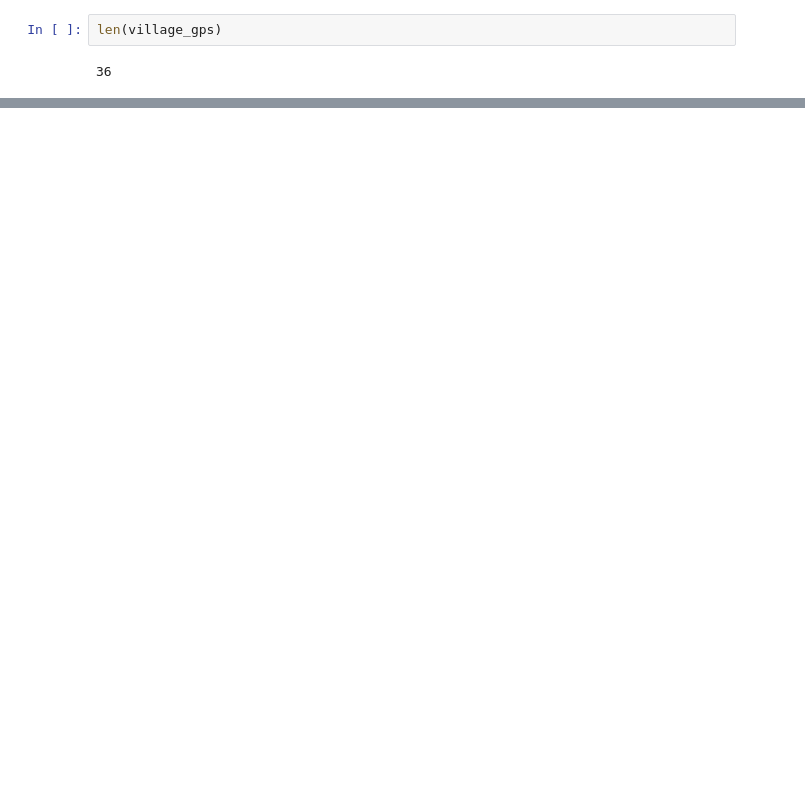
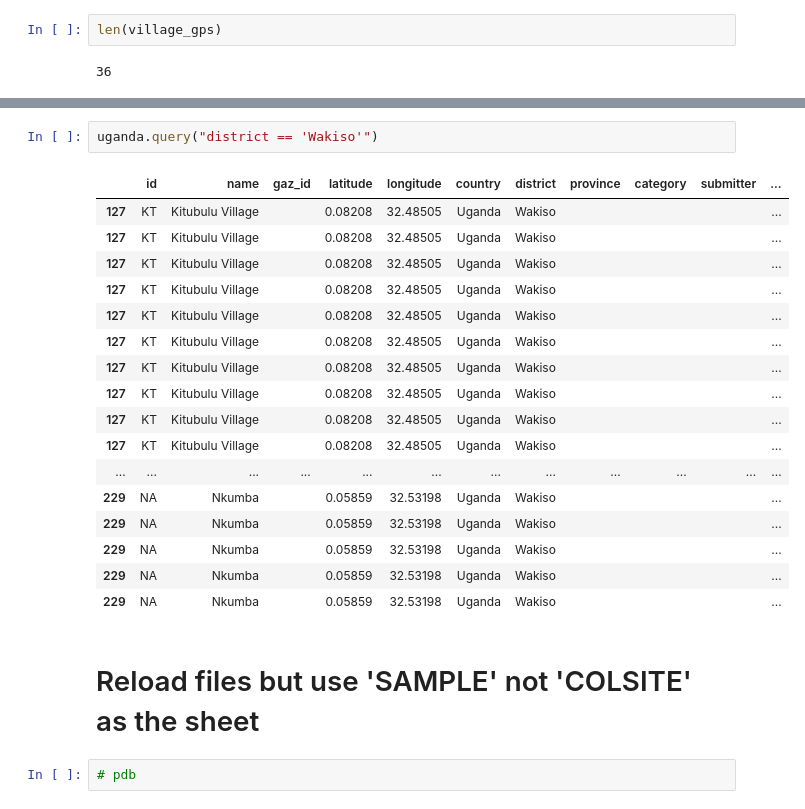
Before and after one commit to xguse/ipy_notebooks, a Jupyter notebook: YALE/g_f_fuscipes_general/2015-03-24_looking_for_infections_in_old_files.ipynb, the cells around one changed output, grey strips where cells are left out. Saved outputs shown, nothing was run; the diff lists cells and outputs as text; blank space fills up the shorter version.

```diff
--- a/YALE/g_f_fuscipes_general/2015-03-24_looking_for_infections_in_old_files.ipynb
+++ b/YALE/g_f_fuscipes_general/2015-03-24_looking_for_infections_in_old_files.ipynb
@@ -197,0 +409,24 @@ print village_gps_geojson
+# %%
+uganda.query("district == 'Wakiso'")
+# %% [output]
+|  | id | name | gaz_id | latitude | longitude | country | district | province | category | submitter | ... |
+| 127 | KT | Kitubulu Village |  | 0.08208 | 32.48505 | Uganda | Wakiso |  |  |  | ... |
+| 127 | KT | Kitubulu Village |  | 0.08208 | 32.48505 | Uganda | Wakiso |  |  |  | ... |
+| 127 | KT | Kitubulu Village |  | 0.08208 | 32.48505 | Uganda | Wakiso |  |  |  | ... |
+| 127 | KT | Kitubulu Village |  | 0.08208 | 32.48505 | Uganda | Wakiso |  |  |  | ... |
+| 127 | KT | Kitubulu Village |  | 0.08208 | 32.48505 | Uganda | Wakiso |  |  |  | ... |
+| 127 | KT | Kitubulu Village |  | 0.08208 | 32.48505 | Uganda | Wakiso |  |  |  | ... |
+| 127 | KT | Kitubulu Village |  | 0.08208 | 32.48505 | Uganda | Wakiso |  |  |  | ... |
+| 127 | KT | Kitubulu Village |  | 0.08208 | 32.48505 | Uganda | Wakiso |  |  |  | ... |
+| 127 | KT | Kitubulu Village |  | 0.08208 | 32.48505 | Uganda | Wakiso |  |  |  | ... |
+| 127 | KT | Kitubulu Village |  | 0.08208 | 32.48505 | Uganda | Wakiso |  |  |  | ... |
+| ... | ... | ... | ... | ... | ... | ... | ... | ... | ... | ... | ... |
+| 229 | NA | Nkumba |  | 0.05859 | 32.53198 | Uganda | Wakiso |  |  |  | ... |
+| 229 | NA | Nkumba |  | 0.05859 | 32.53198 | Uganda | Wakiso |  |  |  | ... |
+| 229 | NA | Nkumba |  | 0.05859 | 32.53198 | Uganda | Wakiso |  |  |  | ... |
+| 229 | NA | Nkumba |  | 0.05859 | 32.53198 | Uganda | Wakiso |  |  |  | ... |
+| 229 | NA | Nkumba |  | 0.05859 | 32.53198 | Uganda | Wakiso |  |  |  | ... |
+# %% [markdown]
+# Reload files but use 'SAMPLE' not 'COLSITE' as the sheet
+# %%
+# pdb
```
Also changed, not shown: parts of 69 cells of this notebook.
